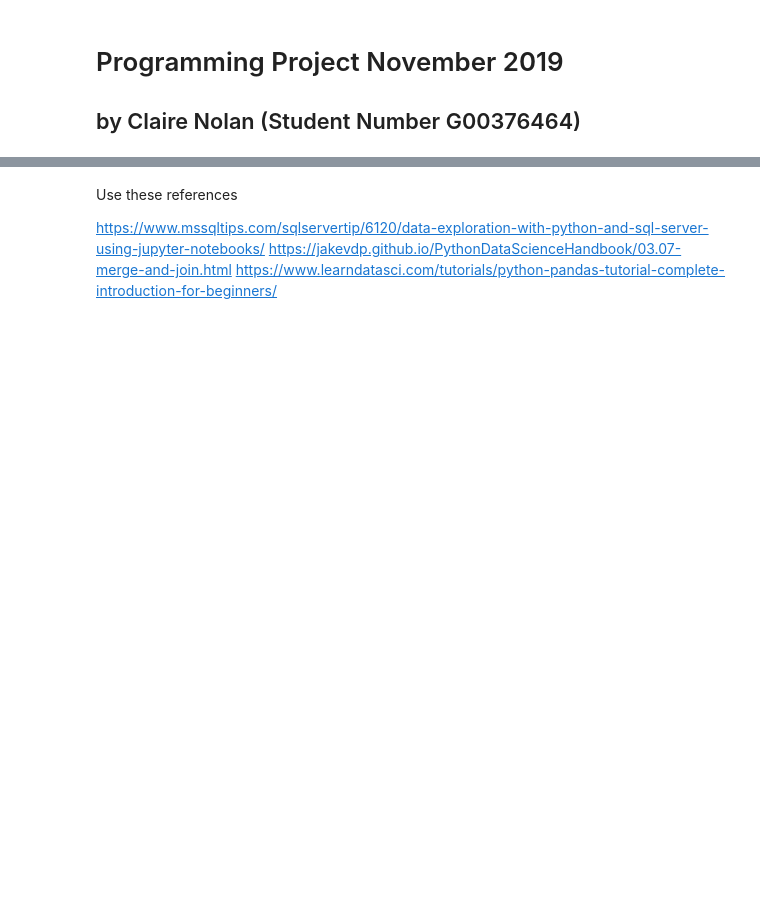
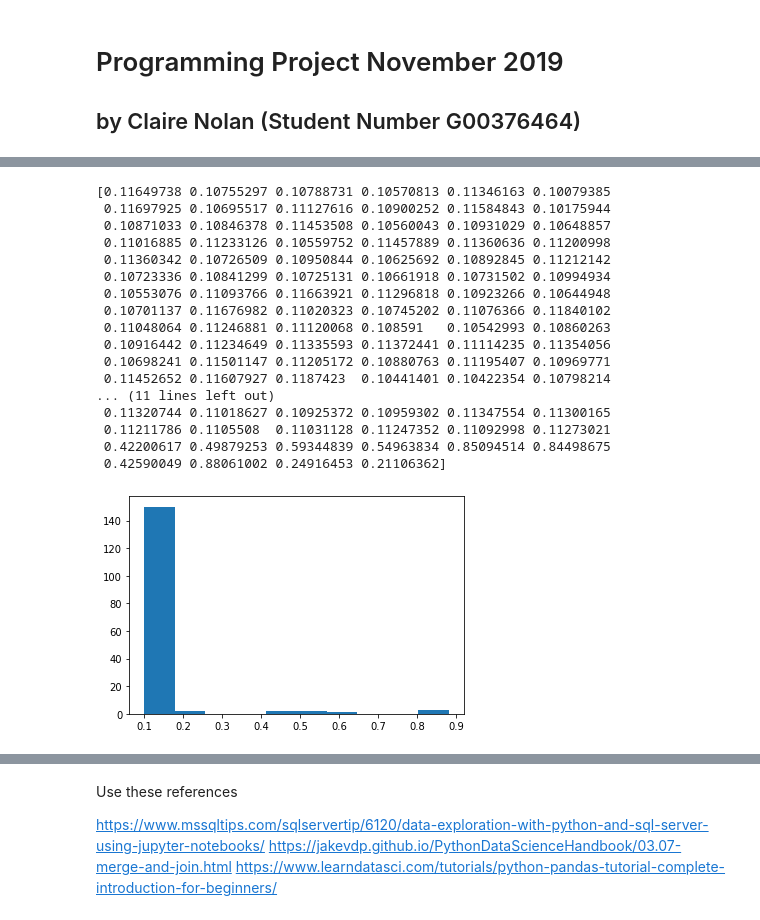
Before and after one commit to ClaireGMIT/ProgrammingProjectNOV2019, a Jupyter notebook: ProgrammingProjectNOV2019.ipynb, the cells around one changed output, grey strips where cells are left out. Saved outputs shown, nothing was run; the diff lists cells and outputs as text; code cells hidden in the pictures; blank space fills up the shorter version.

```diff
--- a/ProgrammingProjectNOV2019.ipynb
+++ b/ProgrammingProjectNOV2019.ipynb
@@ -421,0 +386,46 @@ aggregation?
+# %%
+# histogram plot of data with a long tail
+from numpy.random import seed
+from numpy.random import randn
+from numpy.random import rand
+from numpy import append
+from matplotlib import pyplot
+# seed the random number generator
+seed(1)
+
+# generate a univariate data sample
+
+# LOD = std dev * randn(no of data points) + mean result
+LOD = 0.004 * randn(150) + 0.11
+
+# tail = mean + (rand(no of extreme data points) * number to create a range)
+tail = 0.11 + (rand(10) * 0.8) # ie create 10 values as a long tail from 0.105 to 0.905 (0.105+0.8). 0.8 was chosen so that tail values remained under the specification limit of NMT 1.0%.
+
+# append the tail data to the regular data
+LOD = append(LOD, tail)
+
+print(LOD)
+
+# display results as a histogram plot
+
+pyplot.hist(LOD)
+pyplot.show()
+# %% [output]
+[0.11649738 0.10755297 0.10788731 0.10570813 0.11346163 0.10079385
+ 0.11697925 0.10695517 0.11127616 0.10900252 0.11584843 0.10175944
+ 0.10871033 0.10846378 0.11453508 0.10560043 0.10931029 0.10648857
+ 0.11016885 0.11233126 0.10559752 0.11457889 0.11360636 0.11200998
+ 0.11360342 0.10726509 0.10950844 0.10625692 0.10892845 0.11212142
+ 0.10723336 0.10841299 0.10725131 0.10661918 0.10731502 0.10994934
+ 0.10553076 0.11093766 0.11663921 0.11296818 0.10923266 0.10644948
+ 0.10701137 0.11676982 0.11020323 0.10745202 0.11076366 0.11840102
+ 0.11048064 0.11246881 0.11120068 0.108591   0.10542993 0.10860263
+ 0.10916442 0.11234649 0.11335593 0.11372441 0.11114235 0.11354056
+ 0.10698241 0.11501147 0.11205172 0.10880763 0.11195407 0.10969771
+ 0.11452652 0.11607927 0.1187423  0.10441401 0.10422354 0.10798214
+... (11 lines left out)
+ 0.11320744 0.11018627 0.10925372 0.10959302 0.11347554 0.11300165
+ 0.11211786 0.1105508  0.11031128 0.11247352 0.11092998 0.11273021
+ 0.42200617 0.49879253 0.59344839 0.54963834 0.85094514 0.84498675
+ 0.42590049 0.88061002 0.24916453 0.21106362]
+[figure, added]
```
Also changed, not shown: parts of 105 cells of this notebook, 1 other file.
